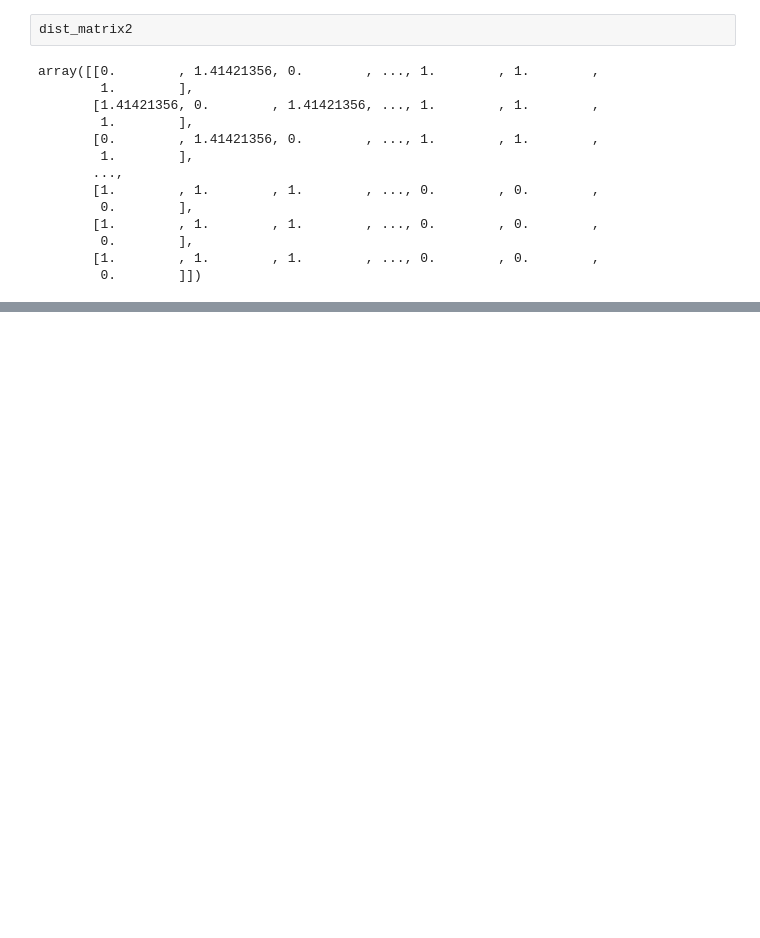
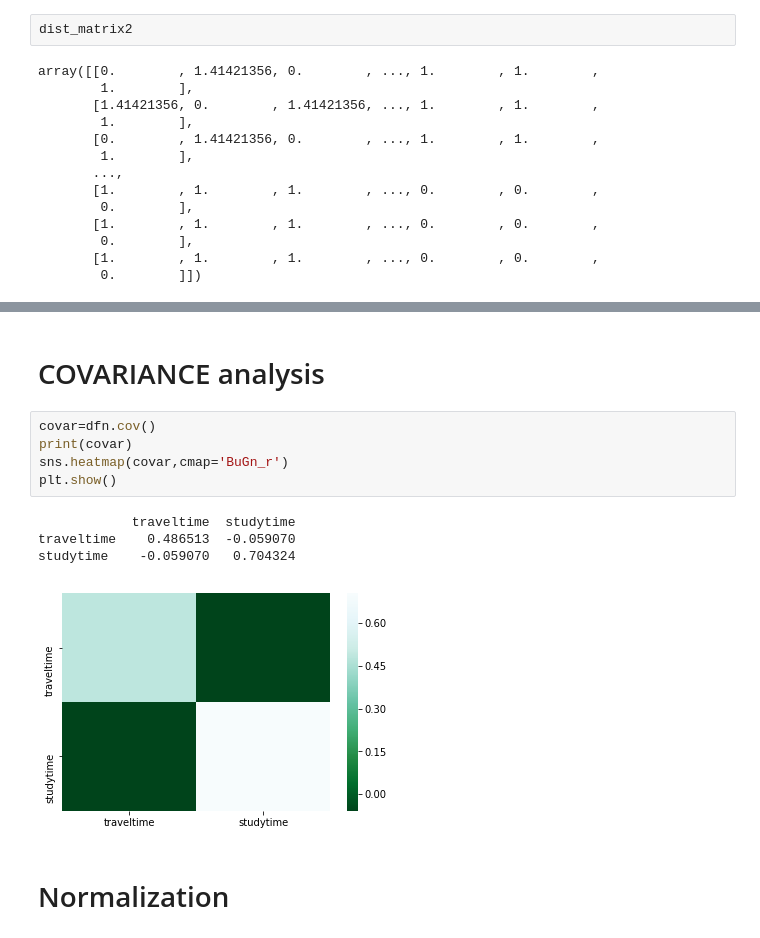
Before and after one commit to Siddhant-Negi/DMDWLAB, a Jupyter notebook: 18cse104_ass5.ipynb, the cells around one changed output, grey strips where cells are left out. Cells and saved outputs as stored; diff of their text form; blank space fills up the shorter version.

```diff
--- a/18cse104_ass5.ipynb
+++ b/18cse104_ass5.ipynb
@@ -208,0 +239,14 @@ array([[0.        , 1.41421356, 0.        , ..., 1.        , 1.        ,
+# %% [markdown]
+# COVARIANCE analysis
+# %%
+covar=dfn.cov()
+print(covar)
+sns.heatmap(covar,cmap='BuGn_r')
+plt.show()
+# %% [output]
+            traveltime  studytime
+traveltime    0.486513  -0.059070
+studytime    -0.059070   0.704324
+[figure, added]
+# %% [markdown]
+# Normalization
```
Also changed, not shown: parts of 16 cells of this notebook.
